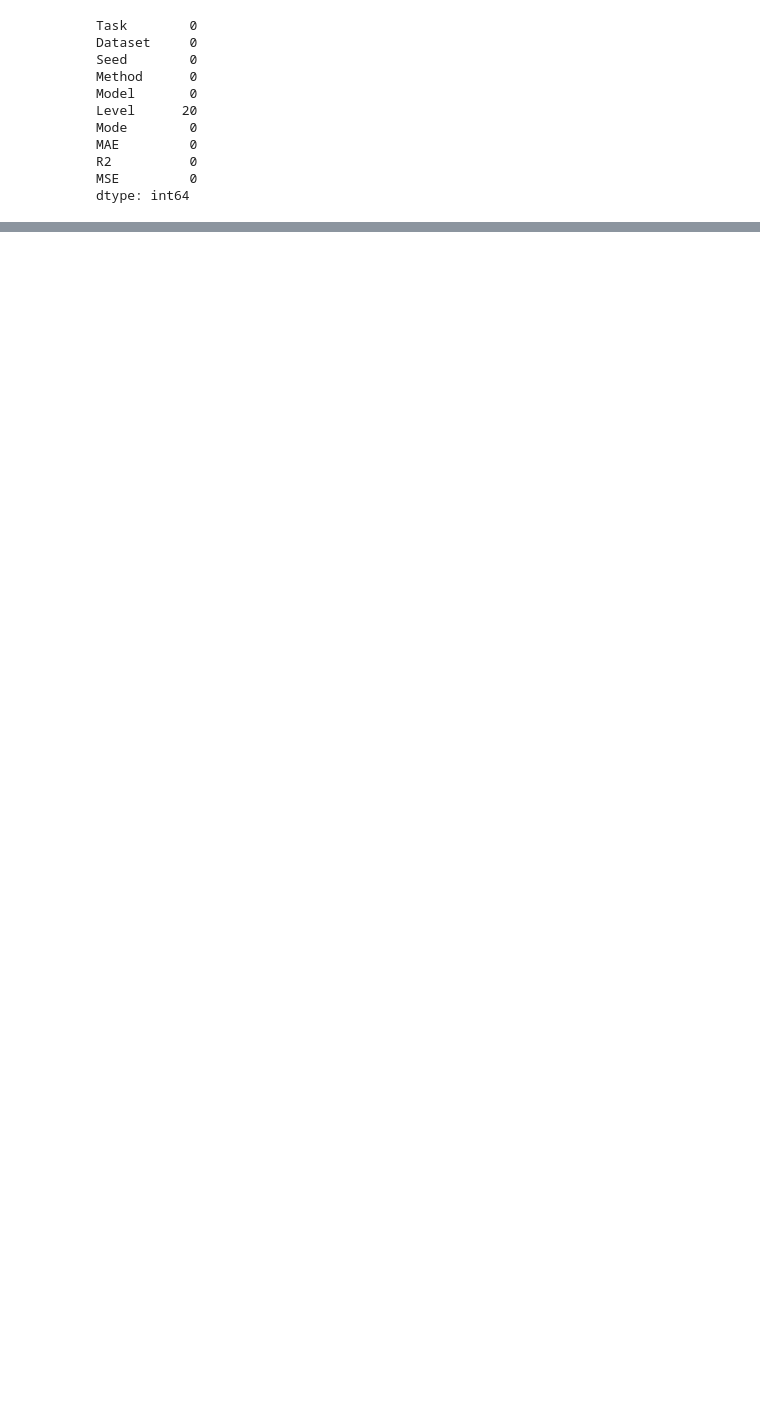
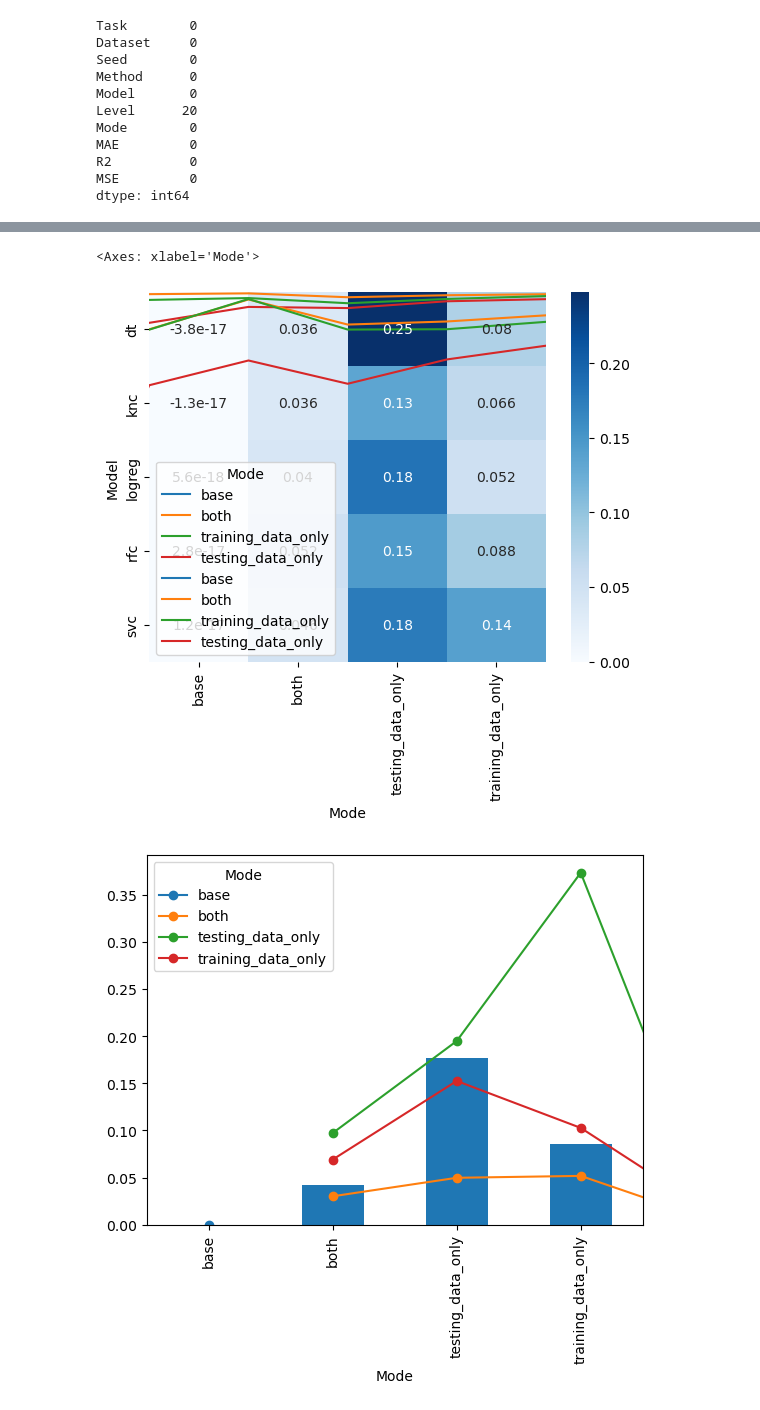
Before and after one commit to A-George26826/Numerical-Precision-Res-Official, a Jupyter notebook: data_analysis.ipynb, the cells around one changed output, grey strips where cells are left out. Drawn from its saved outputs; the diff is of its cells as text; code cells hidden in the pictures; blank space fills up the shorter version.

Commit message:
Data Analysis: Anovas, Post Hocs, Graphs

```diff
--- a/data_analysis.ipynb
+++ b/data_analysis.ipynb
@@ -13,7 +13,7 @@ import matplotlib.pyplot as plt
 # %%
 file = "Project-Data.xlsx"
 
-dfs = {"bc":[], "db": [], "wq_class": [], "ch": [], "asn": [], "wq_reg": []}
+dfs = {"bc":[], "db": [], "wq_class": [], "ch": [], "asn": [], "wq_reg": [], "ch_OLD": []}
 
 for df in dfs:
     for i in range(1,6):
@@ -65,0 +118,10 @@ anova_table_pin_class
+# %%
+base_reg = (
+    regression_df[regression_df["Method"] == "base"]
+    .groupby(["Dataset", "Model"])["MAE"]
+    .mean()
+    .rename("base_MAE")
+)
+
+regression_df = regression_df.merge(base_reg, on=["Dataset", "Model"])
+regression_df
@@ -65,0 +142,16 @@ anova_table_pin_class
+# %%
+# classification_df["acc_rel"] = classification_df["Accuracy"] / classification_df["base_acc"]
+classification_df["acc_drop"] = (classification_df["base_acc"] - classification_df["Accuracy"]) / classification_df["base_acc"]
+
+classification_nonbase_newwww = classification_df[
+    classification_df["Method"] != "base"
+].copy()
+# %%
+# regression_df["acc_rel"] = regression_df["MAE"] / regression_df["base_MAE"]
+regression_df["acc_drop"] = (regression_df["MAE"] - regression_df["base_MAE"]) / regression_df["base_MAE"]
+
+
+regression_nonbase_newwww = regression_df[
+    regression_df["Method"] != "base"
+].copy()
+regression_df
@@ -463,3 +791,17 @@ def plot_clean_lines(df, dataset_key="bc", metric="Accuracy"):
     plt.tight_layout()
     plt.show()
 plot_clean_lines(anova_df, dataset_key="bc", metric="Accuracy")
+# %%
+seaborn.lineplot(data=classification_df, x="Level", y="acc_drop", hue="Mode")
+seaborn.lineplot(data=regression_df, x="Level", y="acc_drop", hue="Mode")
+
+
+pivot = classification_df.groupby(["Model","Mode"])["acc_drop"].mean().unstack()
+
+seaborn.heatmap(pivot, annot=True, cmap="Blues")
+classification_df.groupby(["Method","Mode"])["acc_drop"].mean().unstack().plot(marker='o')
+classification_df.groupby("Mode")["acc_drop"].mean().plot(kind="bar")
+# %% [output]
+<Axes: xlabel='Mode'>
+[figure, added]
+[figure, added]
```
Also changed, not shown: parts of 22 cells of this notebook, 30 other files.
